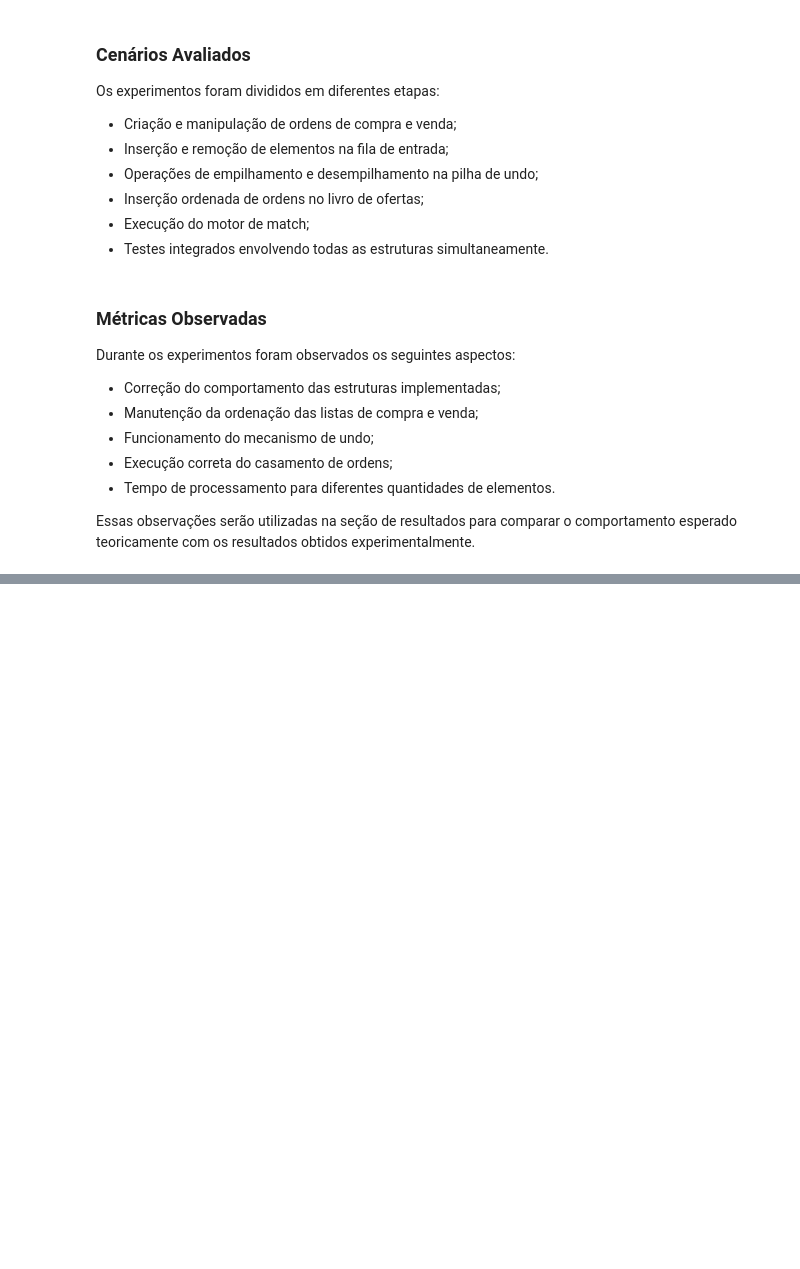
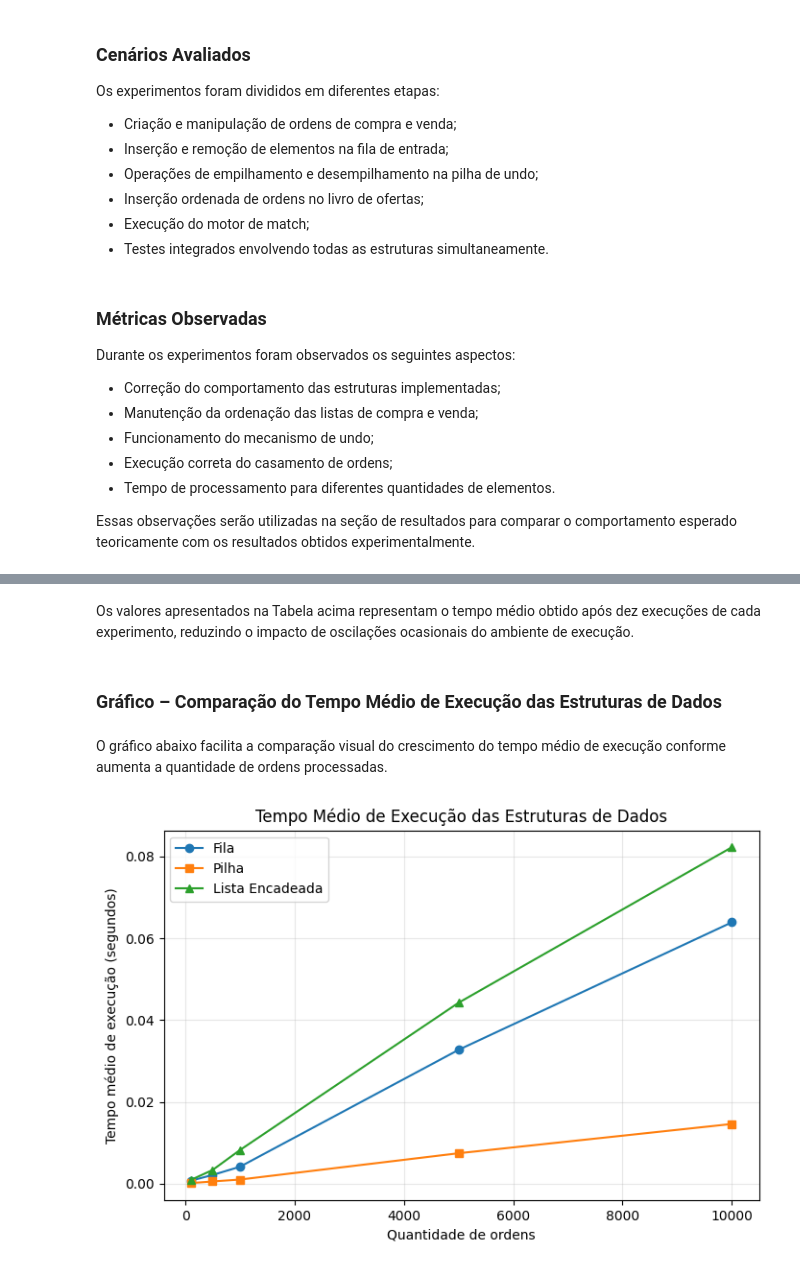
Before and after one commit to DeveloperKauan/EstruturaDados, a Jupyter notebook: notebooks/analise.ipynb, the cells around one changed output, grey strips where cells are left out. Drawn from its saved outputs; the diff is of its cells as text; code cells hidden in the pictures; blank space fills up the shorter version.

```diff
--- a/notebooks/analise.ipynb
+++ b/notebooks/analise.ipynb
@@ -487,0 +505,3 @@ Essas observações serão utilizadas na seção de resultados para comparar o c
+# %%
+tamanhos = [100, 500, 1000, 5000, 10000]
+REPETICOES_INTERNAS = 100
@@ -487,0 +590,25 @@ Essas observações serão utilizadas na seção de resultados para comparar o c
+# %%
+def testar_lista(n):
+    inicio = time.perf_counter()
+
+    for _ in range(REPETICOES_INTERNAS):
+        lista = ListaDuplamenteEncadeada(ordem_crescente=False)
+
+        for i in range(n):
+            lista.inserir_ordenado(
+                OrdemNode("C", float(i), 100)
+            )
+
+    fim = time.perf_counter()
+
+    return (fim - inicio) / REPETICOES_INTERNAS
+# %%
+tempos_lista = []
+
+for n in tamanhos:
+
+    tempo = medir_tempo_medio(testar_lista, n)
+
+    tempos_lista.append(tempo)
+
+    print(f"{n} ordens -> {tempo:.6f} s")
@@ -487,0 +645,23 @@ Essas observações serão utilizadas na seção de resultados para comparar o c
+# %% [markdown]
+Os valores apresentados na Tabela acima representam o tempo médio obtido após dez execuções de cada experimento, reduzindo o impacto de oscilações ocasionais do ambiente de execução.
+# %% [markdown]
+### Gráfico – Comparação do Tempo Médio de Execução das Estruturas de Dados
+# %% [markdown]
+O gráfico abaixo facilita a comparação visual do crescimento do tempo médio de execução conforme aumenta a quantidade de ordens processadas.
+# %%
+plt.figure(figsize=(8,5))
+
+plt.plot(tamanhos, tempos_fila, marker="o", label="Fila")
+plt.plot(tamanhos, tempos_pilha, marker="s", label="Pilha")
+plt.plot(tamanhos, tempos_lista, marker="^", label="Lista Encadeada")
+
+plt.title("Tempo Médio de Execução das Estruturas de Dados")
+plt.xlabel("Quantidade de ordens")
+plt.ylabel("Tempo médio de execução (segundos)")
+
+plt.grid(True, alpha=0.3)
+plt.legend()
+
+plt.show()
+# %% [output]
+[figure, added]
```
Also changed, not shown: parts of 15 cells of this notebook.
